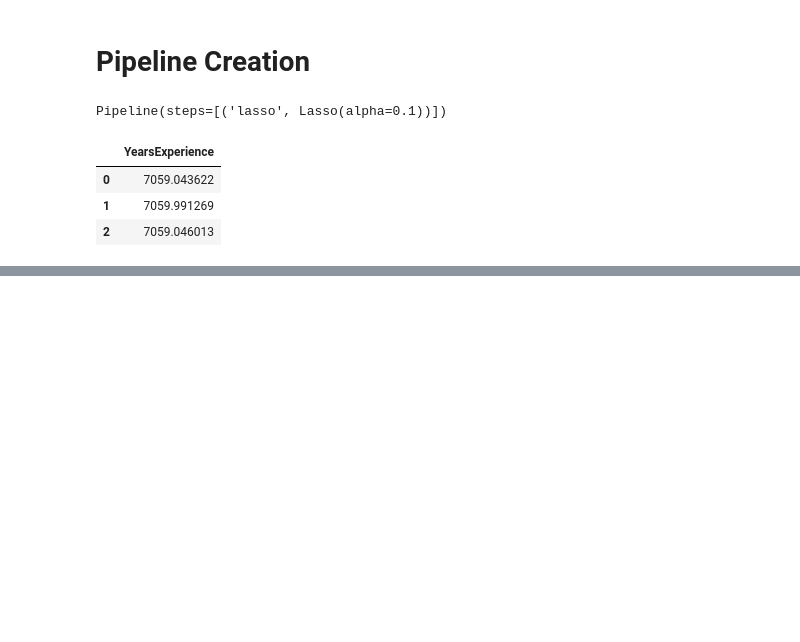
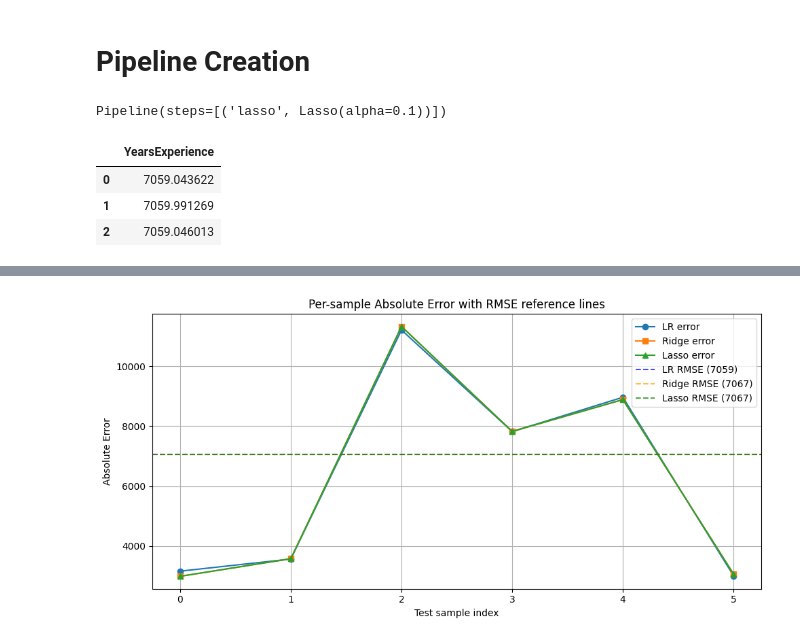
Before and after one commit to nikhiljha1/linear_regression_project, a Jupyter notebook: Salary_project.ipynb, the cells around one changed output, grey strips where cells are left out. Drawn from its saved outputs; the diff is of its cells as text; code cells hidden in the pictures; blank space fills up the shorter version.

```diff
--- a/Salary_project.ipynb
+++ b/Salary_project.ipynb
@@ -163,0 +221,4 @@ pd.DataFrame([lr_pipeline_rmse, ridge_pipeline_rmse, lasso_pipeline_rmse], colum
+# %%
+lr_pipeline_rmse = root_mean_squared_error(y_test, lr_pipeline_pred)
+ridge_pipeline_rmse = root_mean_squared_error(y_test, ridge_pipeline_pred)
+lasso_pipeline_rmse = root_mean_squared_error(y_test, lasso_pipeline_pred)
@@ -163,0 +301,24 @@ pd.DataFrame([lr_pipeline_rmse, ridge_pipeline_rmse, lasso_pipeline_rmse], colum
+# %%
+plt.figure(figsize=(10, 5))
+
+idx = range(len(errors_df))  # sample index for test set
+
+# Error lines per model
+plt.plot(idx, errors_df["LR_err"],    "-o", label="LR error")
+plt.plot(idx, errors_df["Ridge_err"], "-s", label="Ridge error")
+plt.plot(idx, errors_df["Lasso_err"], "-^", label="Lasso error")
+
+# RMSE reference lines
+plt.axhline(lr_pipeline_rmse, color='blue',  linestyle='--', alpha=0.7, label=f"LR RMSE ({lr_pipeline_rmse:.0f})")
+plt.axhline(ridge_pipeline_rmse, color='orange', linestyle='--', alpha=0.7, label=f"Ridge RMSE ({ridge_pipeline_rmse:.0f})")
+plt.axhline(lasso_pipeline_rmse, color='green', linestyle='--', alpha=0.7, label=f"Lasso RMSE ({lasso_pipeline_rmse:.0f})")
+
+plt.xlabel("Test sample index")
+plt.ylabel("Absolute Error")
+plt.title("Per-sample Absolute Error with RMSE reference lines")
+plt.legend()
+plt.grid(True)
+plt.tight_layout()
+plt.show()
+# %% [output]
+[figure, added]
```
Also changed, not shown: parts of 16 cells of this notebook.
